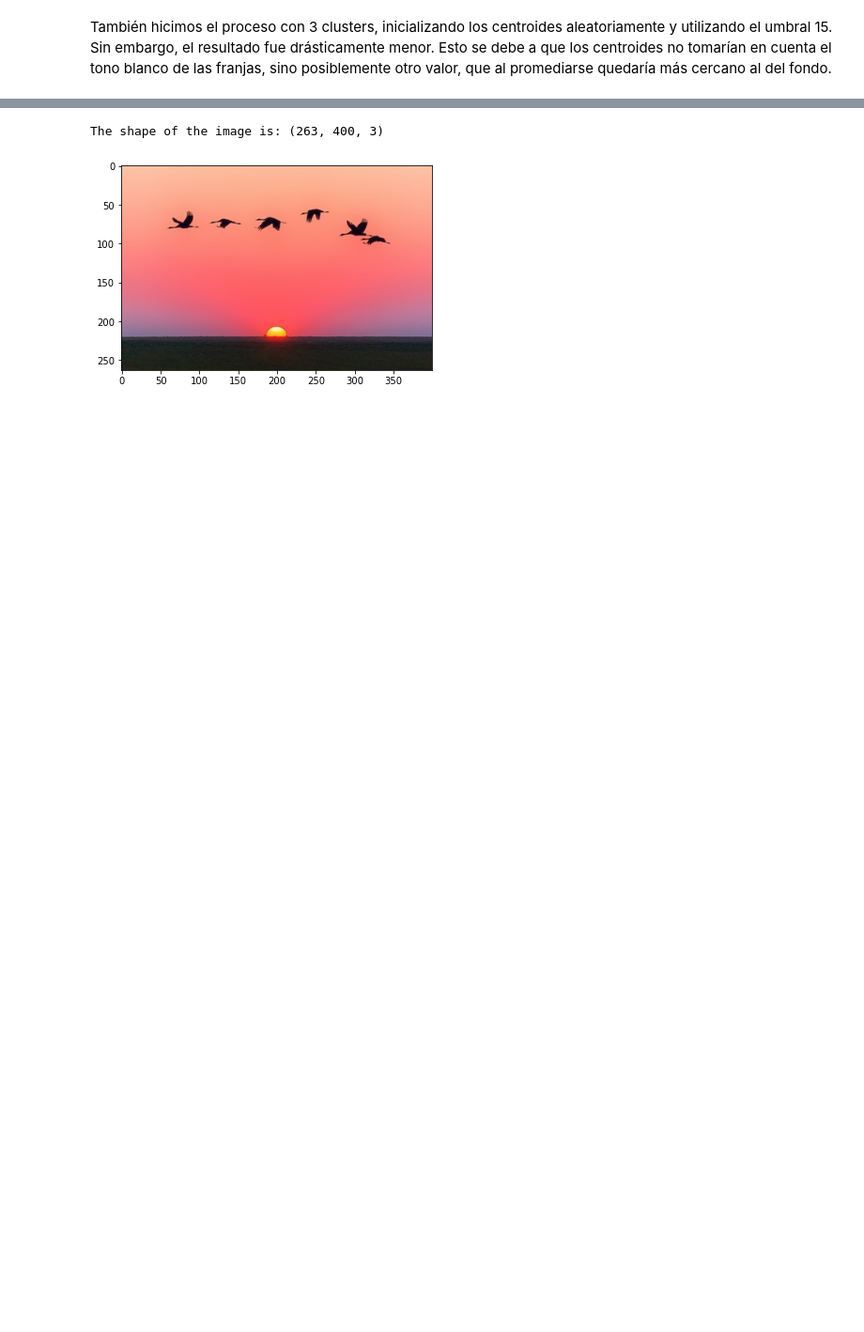
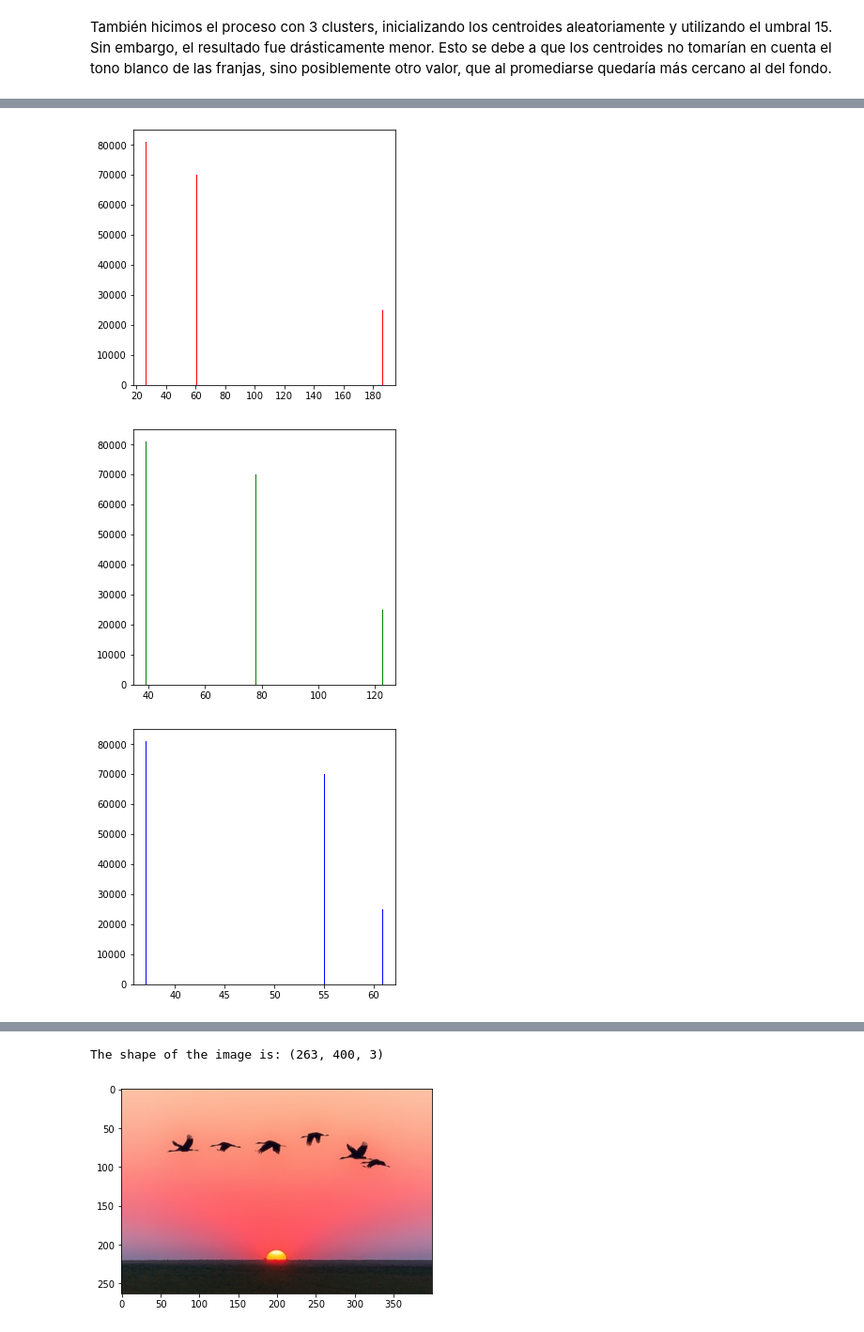
Before and after one commit to VivianGomez/t3_segmentation, a Jupyter notebook: t3_segmentation.ipynb, the cells around one changed output, grey strips where cells are left out. Shown: that part at 94% size. Drawn from its saved outputs; the diff is of its cells as text; code cells hidden in the pictures; blank space fills up the shorter version.

```diff
--- a/t3_segmentation.ipynb
+++ b/t3_segmentation.ipynb
@@ -102,0 +107,20 @@ En este caso, de acuerdo con el objetivo definido de segmentación, se estableci
+# %%
+img_red1 = resA2[:, :, 0]
+img_green1 = resA2[:, :, 1]
+img_blue1 = resA2[:, :, 2]
+
+plt.figure(figsize=(5, 5))
+plt.hist(img_red1.ravel(), bins=256, color="r")
+plt.show()
+
+plt.figure(figsize=(5, 5))
+plt.hist(img_green1.ravel(), bins=256, color="g")
+plt.show()
+
+plt.figure(figsize=(5, 5))
+plt.hist(img_blue1.ravel(), bins=256, color="b")
+plt.show()
+# %% [output]
+[figure, added]
+[figure, added]
+[figure, added]
```
Also changed, not shown: parts of 12 cells of this notebook, 7 other files.
